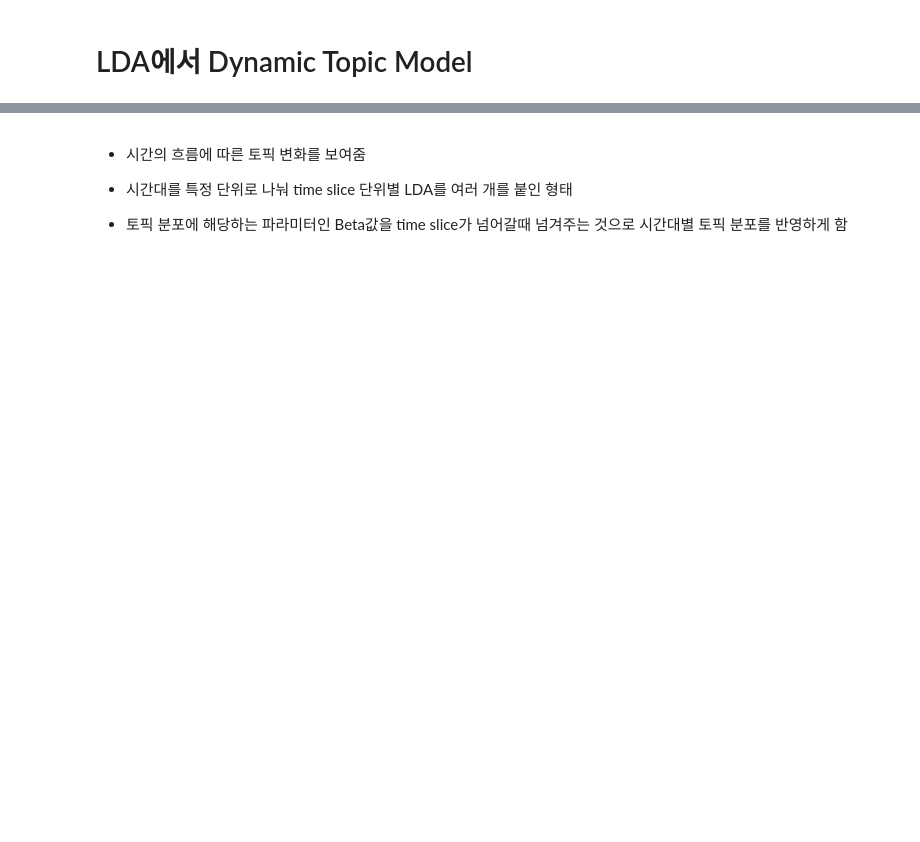
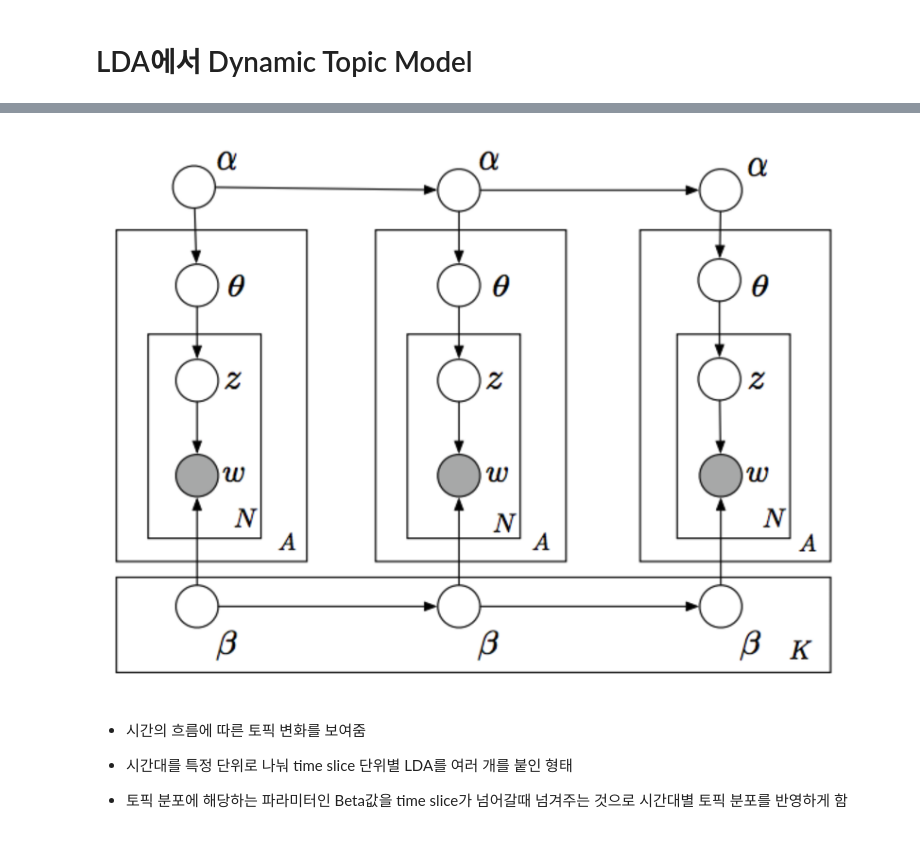
Before and after one commit to woosa7/nbcc_projects, a Jupyter notebook: ML/KoNLPy/12_DynamicTopicModel을 이용한 시간대별 토픽 변화 분석.ipynb, the cells around one changed output, grey strips where cells are left out. Saved outputs shown, nothing was run; the diff lists cells and outputs as text; code cells hidden in the pictures; blank space fills up the shorter version.

```diff
--- a/ML/KoNLPy/12_DynamicTopicModel을 이용한 시간대별 토픽 변화 분석.ipynb
+++ b/ML/KoNLPy/12_DynamicTopicModel을 이용한 시간대별 토픽 변화 분석.ipynb
@@ -5,3 +5,7 @@
+# %%
+Image(filename='data/dtm_fig.png')
+# %% [output]
+[figure, added]
 # %% [markdown]
 * 시간의 흐름에 따른 토픽 변화를 보여줌
 
```
Also changed, not shown: parts of 4 cells of this notebook.
